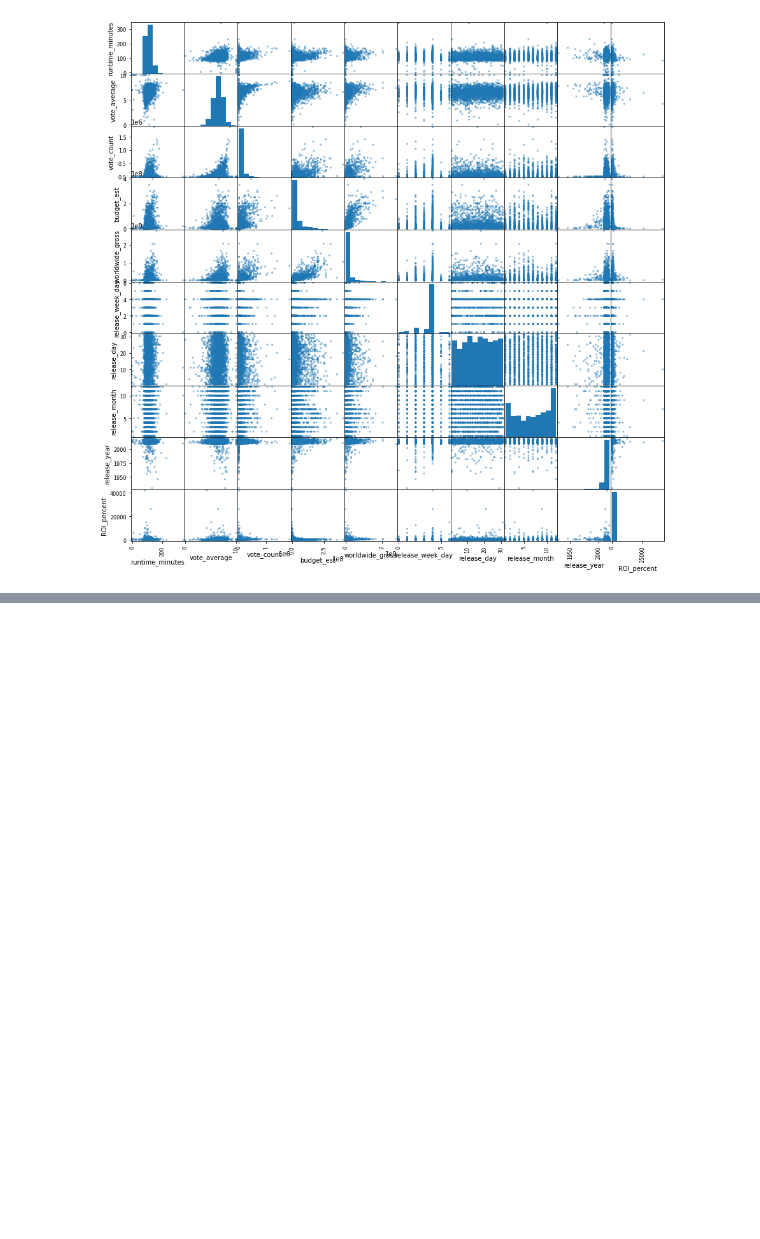
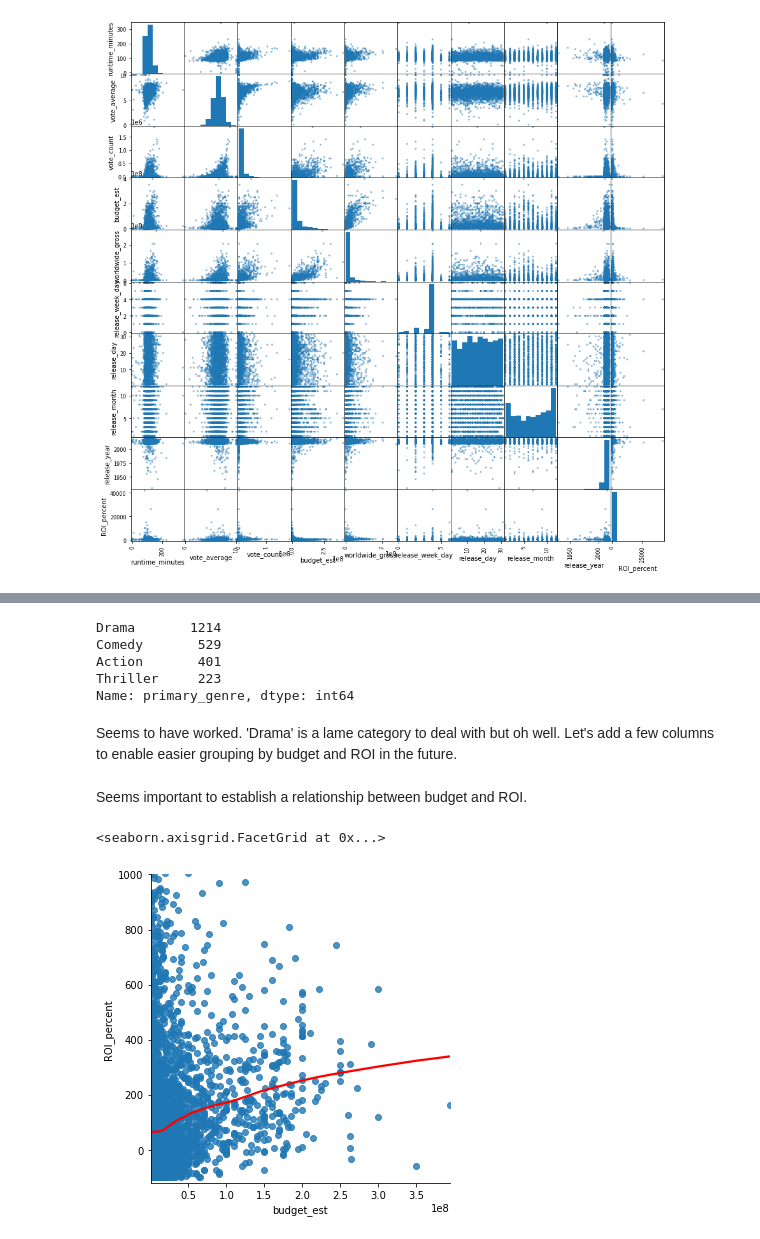
Before and after one commit to mattlegro/MovieReleaseAnalysis, a Jupyter notebook: analysis.ipynb, the cells around one changed output, grey strips where cells are left out. Drawn from its saved outputs; the diff is of its cells as text; code cells hidden in the pictures; blank space fills up the shorter version.

```diff
--- a/analysis.ipynb
+++ b/analysis.ipynb
@@ -133,0 +238,57 @@ sns.boxplot(x='release_month',y='ROI_percent',data=movie_collection,showfliers =
+# %%
+movie_collection['primary_genre'] = np.zeros(shape=movie_collection.shape[0])
+# %%
+general_genre_dict = {'Adventure':'Action',
+                     'Horror':'Thriller',
+                     'Romance':'Drama',
+                     'Fantasy':'Action',
+                     'Animation':'Comedy',
+                     'Documentary':'Drama',
+                     'Family':'Comedy',
+                     'Musical':'Drama',
+                     'History':'Drama',
+                     'Music':'Drama',
+                     'Crime':'Thriller',
+                     'Western':'Action',
+                     'Sci-Fi':'Action',
+                     'Science Fiction':'Action'}
+for index, row in movie_collection.iterrows():
+    highest_count_genre = None
+    for genre in ast.literal_eval(row['Genres']):
+        if not highest_count_genre or genre_count[genre] > genre_count[highest_count_genre]:
+            highest_count_genre = genre
+    if highest_count_genre not in ['Action','Comedy','Drama','Thriller']:
+        highest_count_genre = general_genre_dict[highest_count_genre]
+    movie_collection.loc[index, 'primary_genre'] = highest_count_genre
+# %%
+movie_collection.primary_genre.value_counts()
+# %% [output]
+Drama       1214
+Comedy       529
+Action       401
+Thriller     223
+Name: primary_genre, dtype: int64
+# %% [markdown]
+Seems to have worked. 'Drama' is a lame category to deal with but oh well. Let's add a few columns to enable easier grouping by budget and ROI in the future.
+# %%
+movie_collection['budget_category'] = movie_collection.budget_est.apply( lambda x: 'High' if x >= 200000001 else (
+                                                                                             'Medium' if x >= 100000000 else (
+                                                                                             'Low' if x >= 10000000 else
+                                                                                             'Ultra Low' )))
+# %%
+movie_collection['ROI_category'] = movie_collection.ROI_percent.apply( lambda x: 'Over 1000%' if x >= 1000 else (
+                                                                                          '700-1000%' if x >= 700 else (
+                                                                                          '400-700%' if x >= 400 else (
+                                                                                          '100-400%' if x >= 100 else (
+                                                                                          'Less Than 100%' if x > 0 else
+                                                                                          'Not Profitable')))))
+# %% [markdown]
+Seems important to establish a relationship between budget and ROI.
+# %%
+g1 = sns.lmplot(x='budget_est',y='ROI_percent',data=movie_collection,
+           palette='viridis',truncate=False,line_kws = {'color':'red'},
+           lowess = True);
+g1.set(ylim=(-120,1000))
+# %% [output]
+<seaborn.axisgrid.FacetGrid at 0x...>
+[figure, added]
```
Also changed, not shown: parts of 53 cells of this notebook, 3 other files.
